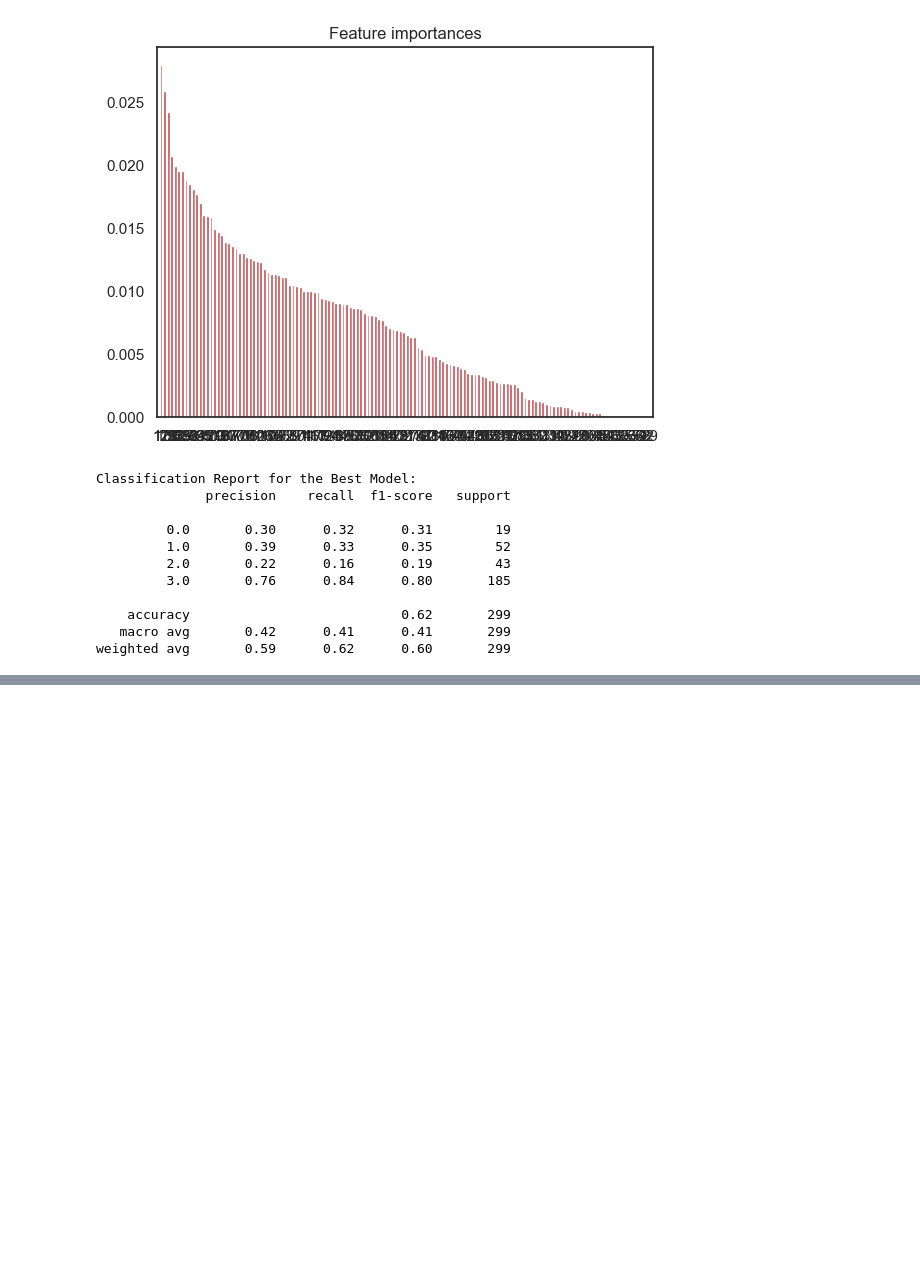
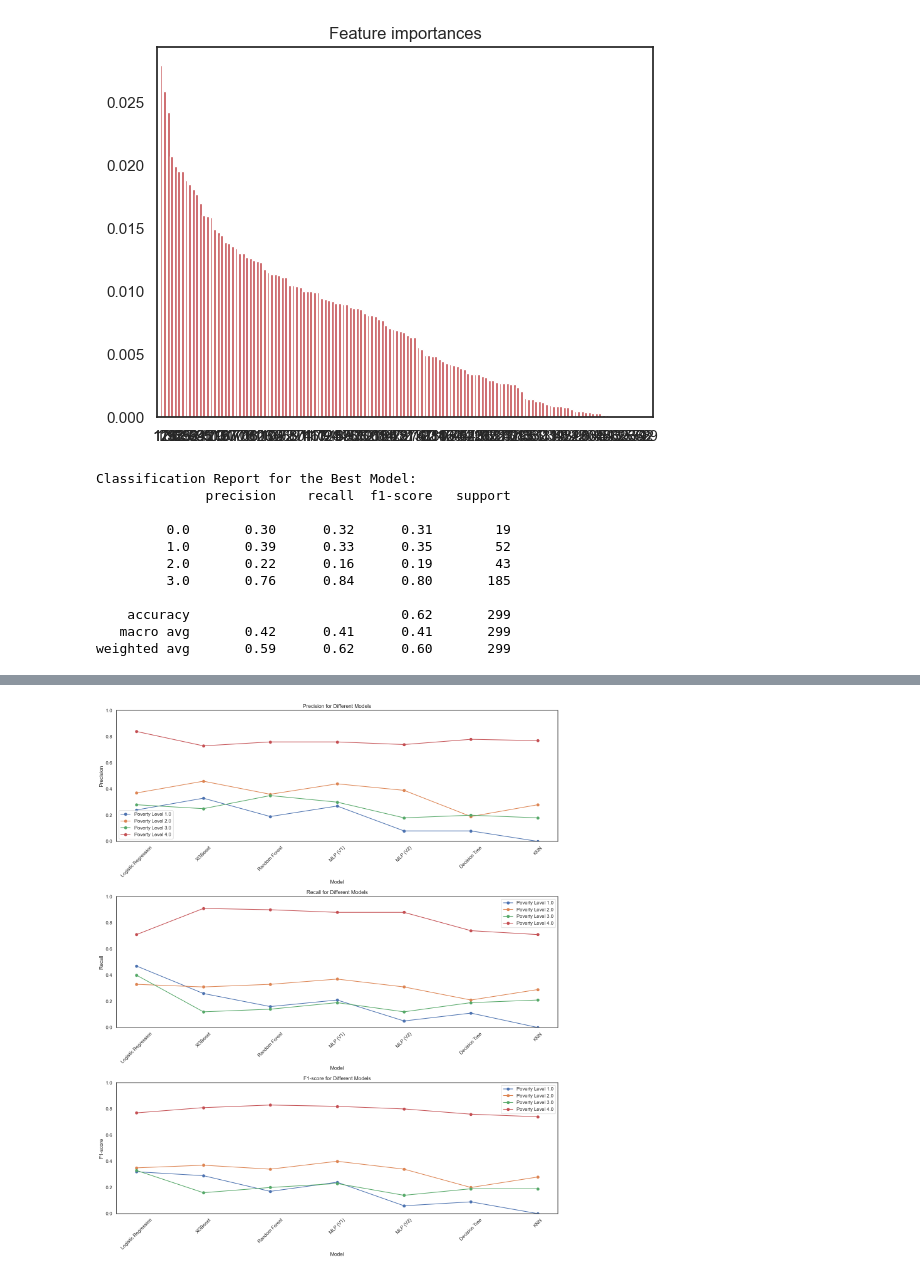
Before and after one commit to onurcan-b/Costa-Rica-Poverty-Prediction, a Jupyter notebook: Milestone 1.ipynb, the cells around one changed output, grey strips where cells are left out. Saved outputs shown, nothing was run; the diff lists cells and outputs as text; code cells hidden in the pictures; blank space fills up the shorter version.

```diff
--- a/Milestone 1.ipynb
+++ b/Milestone 1.ipynb
@@ -533,0 +779,55 @@ weighted avg       0.59      0.62      0.60       299
+# %%
+# Data for plotting
+models = ['Logistic Regression', 'XGBoost', 'Random Forest', 'MLP (V1)', 'MLP (V2)', 'Decision Tree', 'KNN']
+precision = [
+    [0.24, 0.37, 0.28, 0.84],
+    [0.33, 0.46, 0.25, 0.73],
+    [0.19, 0.36, 0.35, 0.76],
+    [0.27, 0.44, 0.30, 0.76],
+    [0.08, 0.39, 0.18, 0.74],
+    [0.08, 0.19, 0.20, 0.78],
+    [0.00, 0.28, 0.18, 0.77]
+]
+recall = [
+    [0.47, 0.33, 0.40, 0.71],
+    [0.26, 0.31, 0.12, 0.91],
+    [0.16, 0.33, 0.14, 0.90],
+    [0.21, 0.37, 0.19, 0.88],
+    [0.05, 0.31, 0.12, 0.88],
+    [0.11, 0.21, 0.19, 0.74],
+    [0.00, 0.29, 0.21, 0.71]
+]
+f1_score = [
+    [0.32, 0.35, 0.33, 0.77],
+    [0.29, 0.37, 0.16, 0.81],
+    [0.17, 0.34, 0.20, 0.83],
+    [0.24, 0.40, 0.23, 0.82],
+    [0.06, 0.34, 0.14, 0.80],
+    [0.09, 0.20, 0.19, 0.76],
+    [0.00, 0.28, 0.19, 0.74]
+]
+
+metrics = [precision, recall, f1_score]
+metrics_names = ['Precision', 'Recall', 'F1-score']
+poverty_levels = [1.0, 2.0, 3.0, 4.0]
+colors = ['b', 'g', 'r', 'c']
+
+# Plotting
+fig, axs = plt.subplots(3, 1, figsize=(15, 18))
+x = np.arange(len(models))
+
+for i, ax in enumerate(axs):
+    for j, level in enumerate(poverty_levels):
+        ax.plot(x, [m[j] for m in metrics[i]], label=f'Poverty Level {level}', marker='o')
+    ax.set_title(f'{metrics_names[i]} for Different Models')
+    ax.set_xticks(x)
+    ax.set_xticklabels(models, rotation=45)
+    ax.set_ylim(0, 1)
+    ax.set_xlabel('Model')
+    ax.set_ylabel(metrics_names[i])
+    ax.legend()
+
+plt.tight_layout()
+plt.show()
+# %% [output]
+[figure, added]
```
Also changed, not shown: parts of 30 cells of this notebook.
